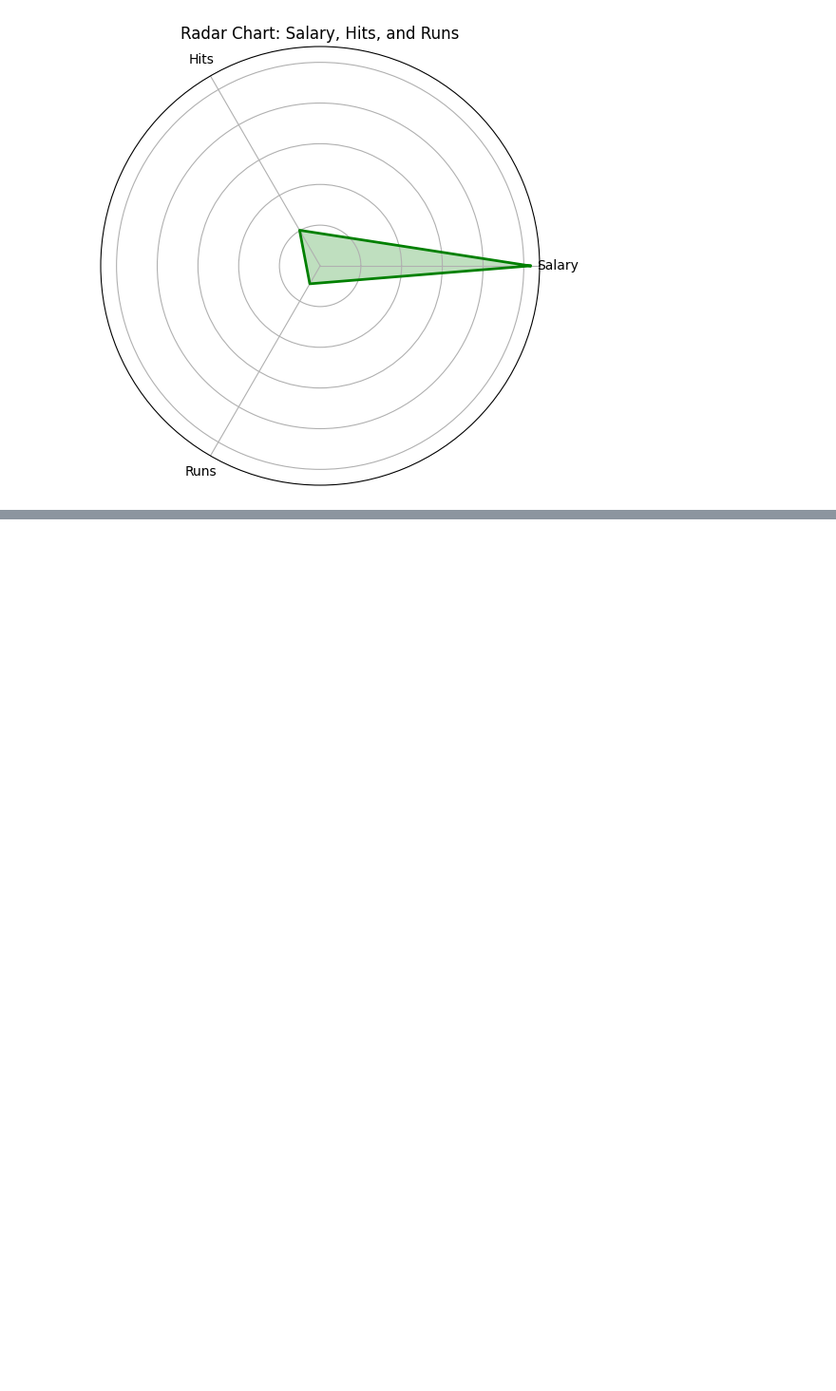
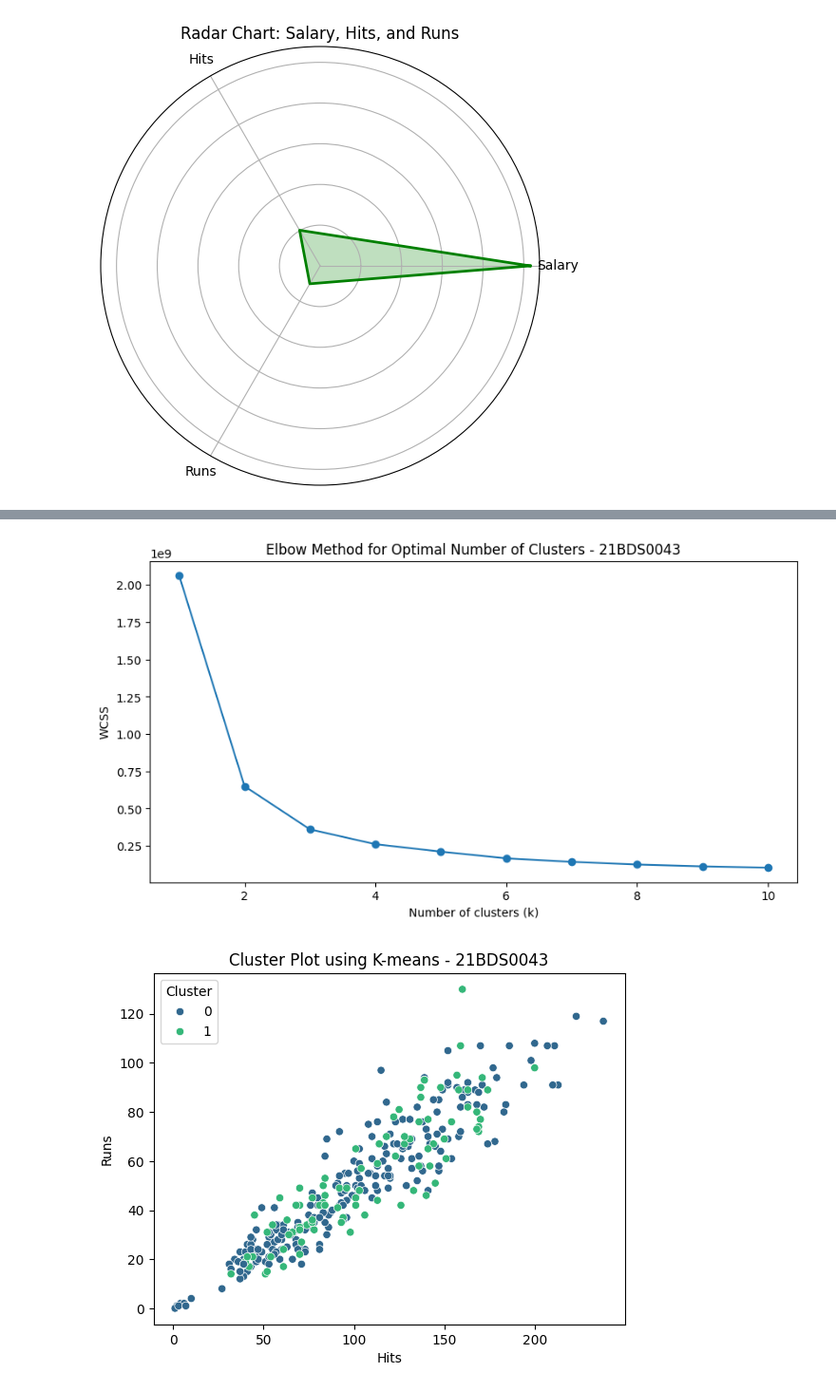
Before and after one commit to Vaishaliii25/EDA_DA, a Jupyter notebook: 21BDS0043_EDA.ipynb, the cells around one changed output, grey strips where cells are left out. Shown at 95% size. Drawn from its saved outputs; the diff is of its cells as text; code cells hidden in the pictures; blank space fills up the shorter version.

Commit message:
Updated till MOD 6 using Colab

```diff
--- a/21BDS0043_EDA.ipynb
+++ b/21BDS0043_EDA.ipynb
@@ -645,0 +650,56 @@ plt.show()
+# %%
+# Load necessary libraries
+import pandas as pd
+from sklearn.cluster import KMeans
+from sklearn.preprocessing import LabelEncoder, StandardScaler
+from sklearn.decomposition import PCA
+import scipy.cluster.hierarchy as sch
+import matplotlib.pyplot as plt
+import seaborn as sns
+
+# Encode categorical columns
+for column in ['League', 'Division', 'NewLeague']:
+    encoder = LabelEncoder()
+    df[column] = encoder.fit_transform(df[column])
+
+# Remove rows with missing values and duplicates
+df = df.dropna().drop_duplicates()
+
+# Exclude the "salary binned" column and non-numeric columns for clustering
+df_clustering = df.drop(columns=['Salary_Binned'])
+
+# Ensure we are only working with numeric data
+df_clustering = df_clustering.select_dtypes(include=['float64', 'int64'])
+
+# Step 2: Calculate WCSS for Different Values of k using the Elbow Method
+wcss = []
+for k in range(1, 11):
+    kmeans = KMeans(n_clusters=k, n_init=25, random_state=43)
+    kmeans.fit(df_clustering)
+    wcss.append(kmeans.inertia_)
+
+# Plot the WCSS values to visualize the elbow
+plt.figure(figsize=(10, 5))
+plt.plot(range(1, 11), wcss, marker='o', linestyle='-')
+plt.title("Elbow Method for Optimal Number of Clusters - 21BDS0043")
+plt.xlabel("Number of clusters (k)")
+plt.ylabel("WCSS")
+plt.show()
+
+# Step 3: Choose the optimal number of clusters
+optimal_k = 2
+kmeans = KMeans(n_clusters=optimal_k, n_init=25, random_state=43)
+cluster_labels = kmeans.fit_predict(df_clustering)
+
+# Add the cluster labels to the original dataframe (df)
+df['Cluster'] = cluster_labels
+
+# Step 4: Visualize the Clusters
+sns.scatterplot(data=df, x='Hits', y='Runs', hue='Cluster', palette='viridis')
+plt.title("Cluster Plot using K-means - 21BDS0043")
+plt.xlabel("Hits")
+plt.ylabel("Runs")
+plt.show()
+# %% [output]
+[figure, added]
+[figure, added]
```
Also changed, not shown: parts of 10 cells of this notebook.
